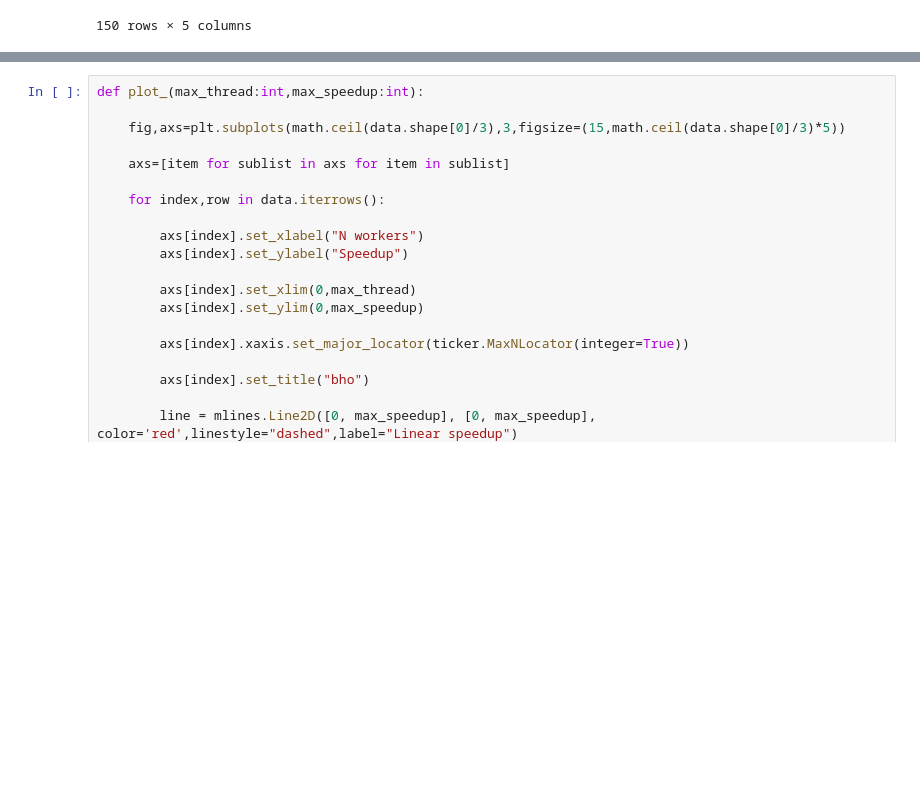
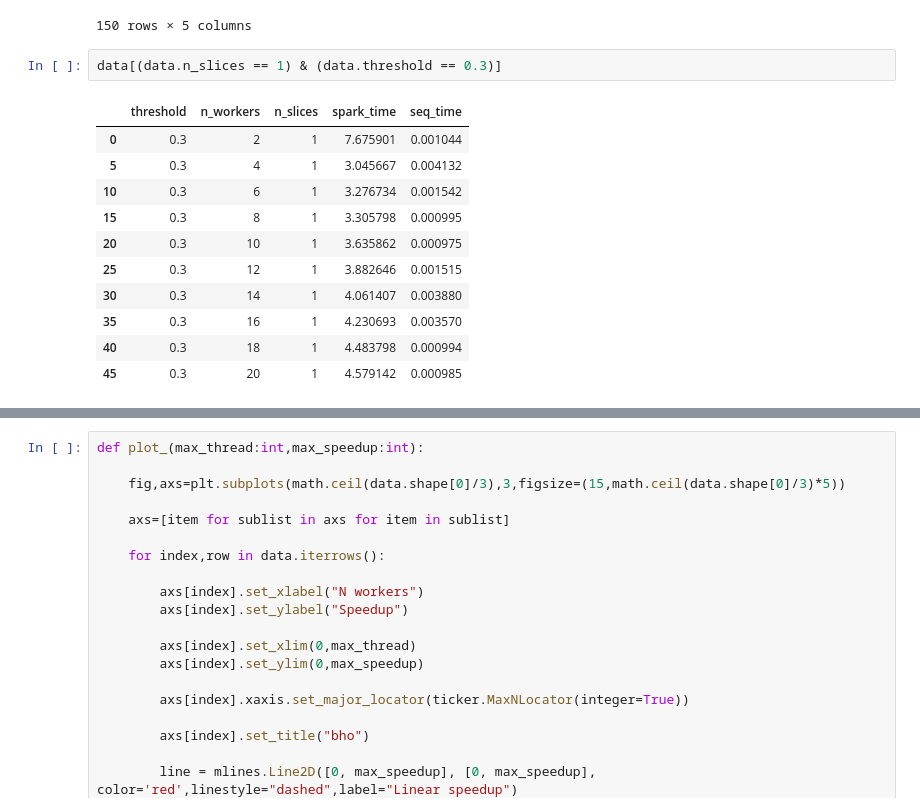
Before and after one commit to Lotto98/All-Documents-Pairs-Similarity, a Jupyter notebook: plot_generator.ipynb, the cells around one changed output, grey strips where cells are left out. Cells and saved outputs as stored; diff of their text form; blank space fills up the shorter version.

```diff
--- a/plot_generator.ipynb
+++ b/plot_generator.ipynb
@@ -25,6 +25,20 @@ data
 | 148 | 0.8 | 20 | 4 | 9.670505 | 0.000986 |
 | 149 | 0.8 | 20 | 5 | 11.171672 | 0.001281 |
 150 rows × 5 columns
+# %%
+data[(data.n_slices == 1) & (data.threshold == 0.3)]
+# %% [output]
+|  | threshold | n_workers | n_slices | spark_time | seq_time |
+| 0 | 0.3 | 2 | 1 | 7.675901 | 0.001044 |
+| 5 | 0.3 | 4 | 1 | 3.045667 | 0.004132 |
+| 10 | 0.3 | 6 | 1 | 3.276734 | 0.001542 |
+| 15 | 0.3 | 8 | 1 | 3.305798 | 0.000995 |
+| 20 | 0.3 | 10 | 1 | 3.635862 | 0.000975 |
+| 25 | 0.3 | 12 | 1 | 3.882646 | 0.001515 |
+| 30 | 0.3 | 14 | 1 | 4.061407 | 0.003880 |
+| 35 | 0.3 | 16 | 1 | 4.230693 | 0.003570 |
+| 40 | 0.3 | 18 | 1 | 4.483798 | 0.000994 |
+| 45 | 0.3 | 20 | 1 | 4.579142 | 0.000985 |
 # %%
 threshold_slice_pairs=[(slice_, threshold) for slice_ in data["n_slices"].unique() for threshold in data["threshold"].unique()]
 
```
Also changed, not shown: parts of 1 cell of this notebook, 5 other files.
